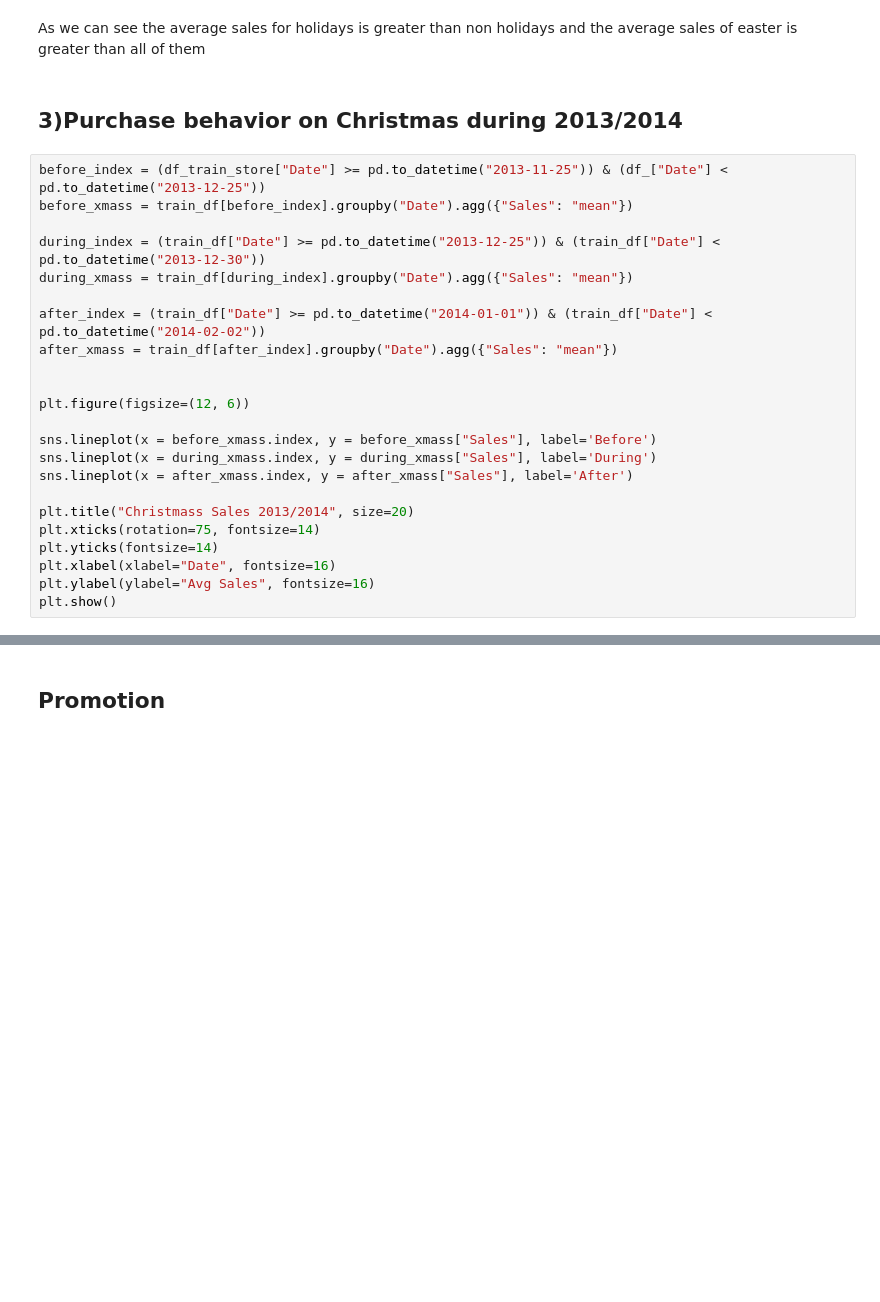
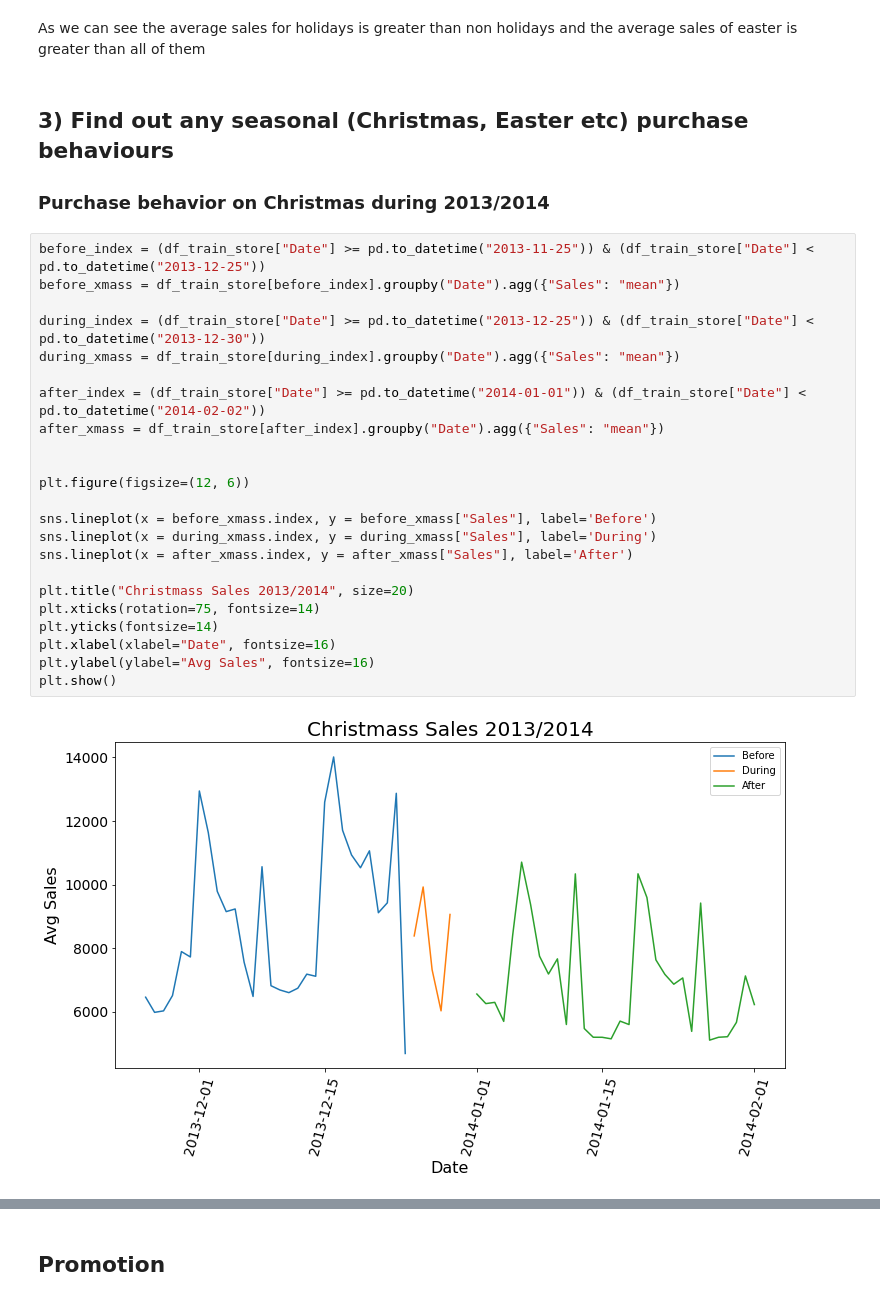
Before and after one commit to nebasam/Forecasting-Sales, a Jupyter notebook: notebooks/forecast.ipynb, the cells around one changed output, grey strips where cells are left out. Drawn from its saved outputs; the diff is of its cells as text; blank space fills up the shorter version.

Commit message:
computes purchase behaviour

```diff
--- a/notebooks/forecast.ipynb
+++ b/notebooks/forecast.ipynb
@@ -398,27 +398,31 @@ plot.plot_bar(train_store_holiday, train_store_holiday.index, 'Sales', 'Sales on
 # %% [markdown]
 As we can see the average sales for holidays is greater than non holidays and the average sales of easter is greater than all of them
 # %% [markdown]
-## 3)Purchase behavior on Christmas during 2013/2014
+## 3) Find out any seasonal (Christmas, Easter etc) purchase behaviours
+
+### Purchase behavior on Christmas during 2013/2014
 # %%
-before_index = (df_train_store["Date"] >= pd.to_datetime("2013-11-25")) & (df_["Date"] < pd.to_datetime("2013-12-25"))
-before_xmass = train_df[before_index].groupby("Date").agg({"Sales": "mean"})
+before_index = (df_train_store["Date"] >= pd.to_datetime("2013-11-25")) & (df_train_store["Date"] < pd.to_datetime("2013-12-25"))
+before_xmass = df_train_store[before_index].groupby("Date").agg({"Sales": "mean"})
 
-during_index = (train_df["Date"] >= pd.to_datetime("2013-12-25")) & (train_df["Date"] < pd.to_datetime("2013-12-30"))
-during_xmass = train_df[during_index].groupby("Date").agg({"Sales": "mean"})
+during_index = (df_train_store["Date"] >= pd.to_datetime("2013-12-25")) & (df_train_store["Date"] < pd.to_datetime("2013-12-30"))
+during_xmass = df_train_store[during_index].groupby("Date").agg({"Sales": "mean"})
 
-after_index = (train_df["Date"] >= pd.to_datetime("2014-01-01")) & (train_df["Date"] < pd.to_datetime("2014-02-02"))
-after_xmass = train_df[after_index].groupby("Date").agg({"Sales": "mean"})
+after_index = (df_train_store["Date"] >= pd.to_datetime("2014-01-01")) & (df_train_store["Date"] < pd.to_datetime("2014-02-02"))
+after_xmass = df_train_store[after_index].groupby("Date").agg({"Sales": "mean"})
 
 
 plt.figure(figsize=(12, 6))
 
 sns.lineplot(x = before_xmass.index, y = before_xmass["Sales"], label='Before')
 sns.lineplot(x = during_xmass.index, y = during_xmass["Sales"], label='During')
 sns.lineplot(x = after_xmass.index, y = after_xmass["Sales"], label='After')
 
 plt.title("Christmass Sales 2013/2014", size=20)
 plt.xticks(rotation=75, fontsize=14)
 plt.yticks(fontsize=14)
 plt.xlabel(xlabel="Date", fontsize=16)
 plt.ylabel(ylabel="Avg Sales", fontsize=16)
 plt.show()
+# %% [output]
+[figure, added]
```
Also changed, not shown: parts of 4 cells of this notebook.
